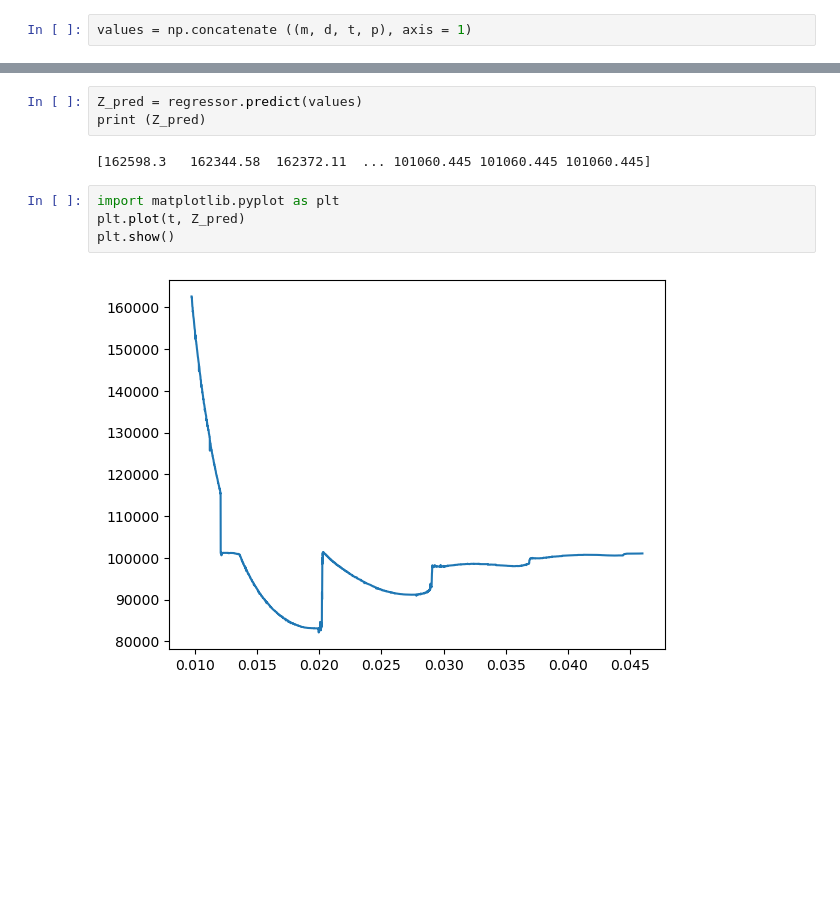
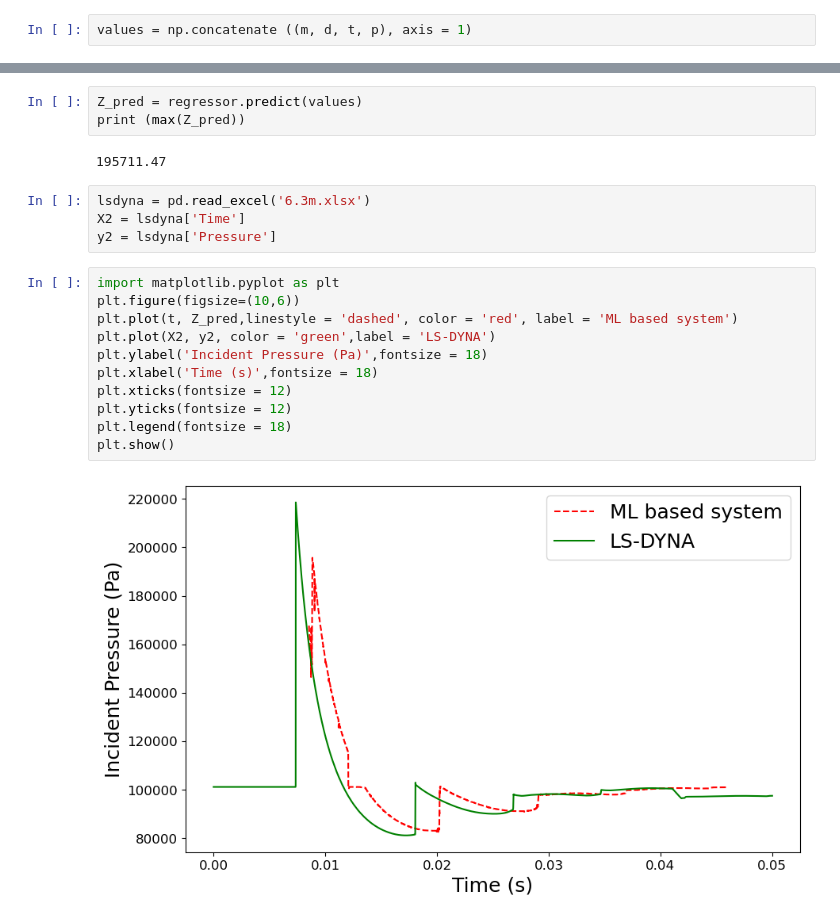
Before and after one commit to ChamodiWidanage/Pressure_history, a Jupyter notebook: Pressure_profiles_codes_sectioned_regression/XGBoost_14.ipynb, the cells around one changed output, grey strips where cells are left out. Cells and saved outputs as stored; diff of their text form; blank space fills up the shorter version.

```diff
--- a/Pressure_profiles_codes_sectioned_regression/XGBoost_14.ipynb
+++ b/Pressure_profiles_codes_sectioned_regression/XGBoost_14.ipynb
@@ -621,11 +623,22 @@ print (values)
 # %%
 Z_pred = regressor.predict(values)
-print (Z_pred)
+print (max(Z_pred))
 # %% [output]
-[162598.3   162344.58  162372.11  ... 101060.445 101060.445 101060.445]
+195711.47
+# %%
+lsdyna = pd.read_excel('6.3m.xlsx')
+X2 = lsdyna['Time']
+y2 = lsdyna['Pressure']
 # %%
 import matplotlib.pyplot as plt
-plt.plot(t, Z_pred)
+plt.figure(figsize=(10,6))
+plt.plot(t, Z_pred,linestyle = 'dashed', color = 'red', label = 'ML based system')
+plt.plot(X2, y2, color = 'green',label = 'LS-DYNA')
+plt.ylabel('Incident Pressure (Pa)',fontsize = 18)
+plt.xlabel('Time (s)',fontsize = 18)
+plt.xticks(fontsize = 12)
+plt.yticks(fontsize = 12)
+plt.legend(fontsize = 18)
 plt.show()
 # %% [output]
-[figure, old version]
+[figure, new version]
```
Also changed, not shown: parts of 6 cells of this notebook, 12 other files.
